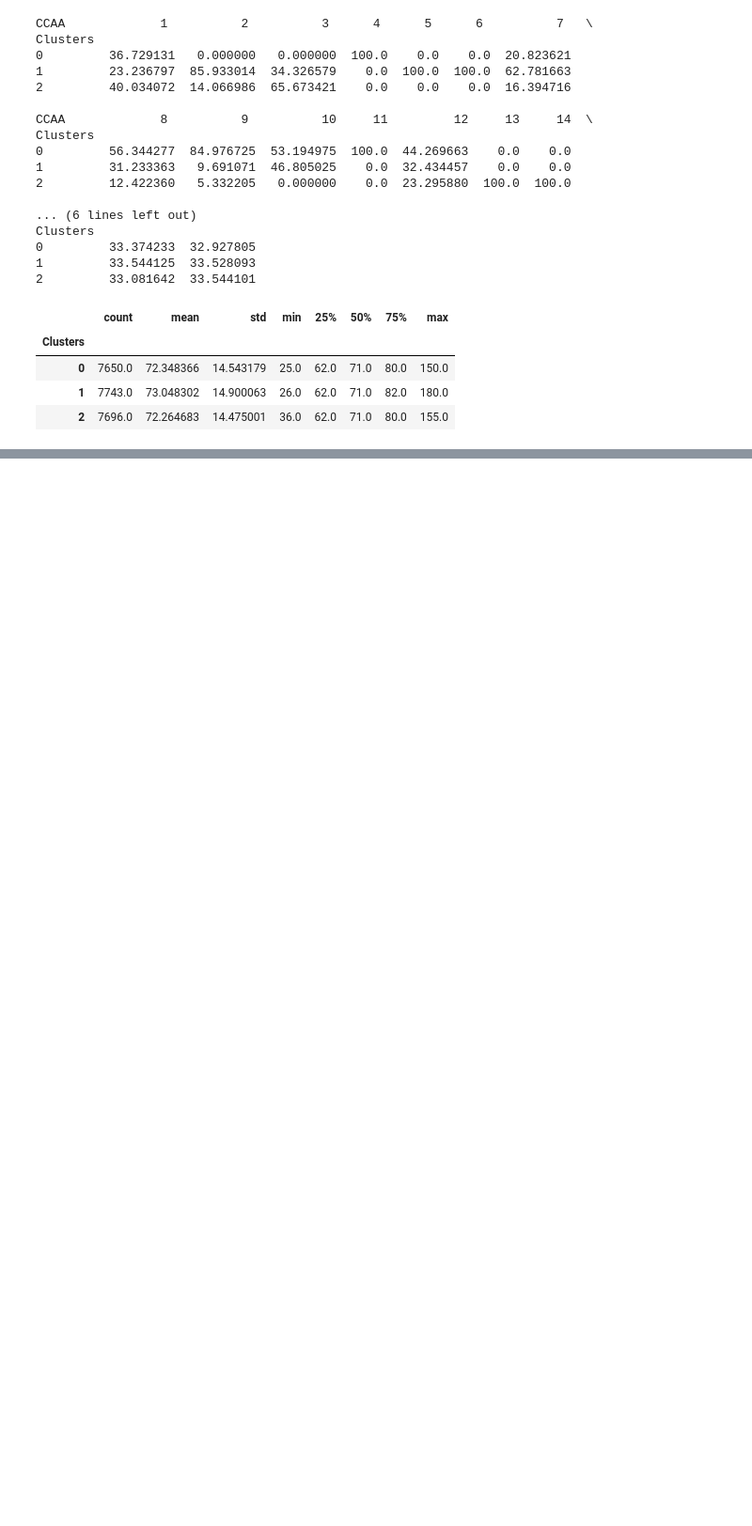
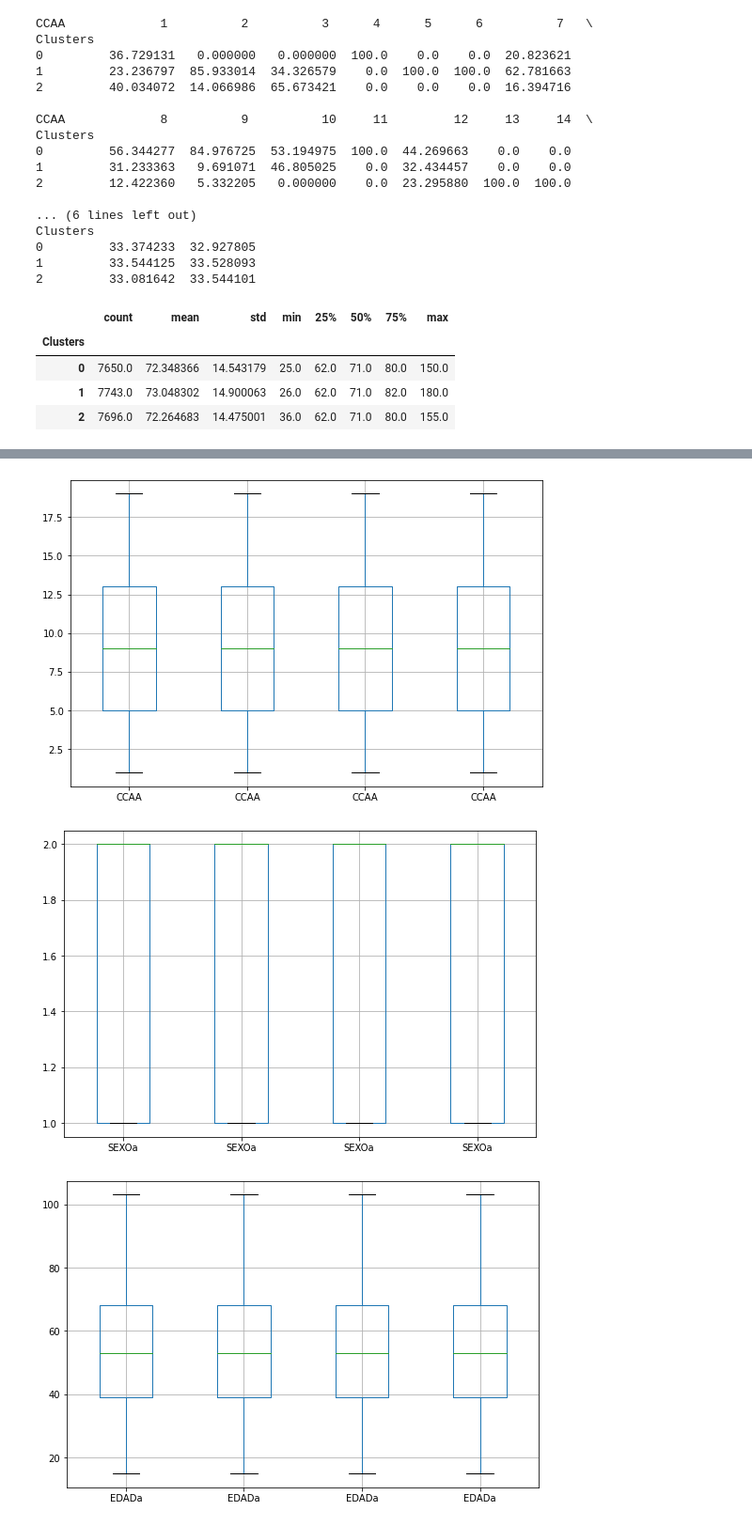
Before and after one commit to GinaGarridoCasas/Gina, a Jupyter notebook: jorgina_garrido_cmmlsds_apr/data/Prueba.ipynb, the cells around one changed output, grey strips where cells are left out. Shown: that part at 94% size. Saved outputs shown, nothing was run; the diff lists cells and outputs as text; code cells hidden in the pictures; blank space fills up the shorter version.

```diff
--- a/jorgina_garrido_cmmlsds_apr/data/Prueba.ipynb
+++ b/jorgina_garrido_cmmlsds_apr/data/Prueba.ipynb
@@ -120,0 +136,20 @@ Valores perdidos en i: 0
+# %%
+ENS_2017 = pd.read_csv("../data/Bases_originales/ENS_2017_Adultos_1.csv", sep =';')
+
+ENS_2017_1 = ENS_2017
+# %%
+import matplotlib.pyplot as plt
+
+columnas = ['CCAA', 'SEXOa', 'EDADa', 'ACTIVa']
+
+for i in columnas:
+    plt.figure(figsize=(9,6))
+
+    boxplot = ENS_2017_1.boxplot(column=[i,i,i,i])
+    boxplot.plot()
+
+    plt.savefig("../reports/outliers/ENS_2017_1.{i}.jpg", bbox_inches='tight') # para archivar el gráfico como jpg
+# %% [output]
+[figure, added]
+[figure, added]
+[figure, added]
```
Also changed, not shown: parts of 12 cells of this notebook, 16 other files.
